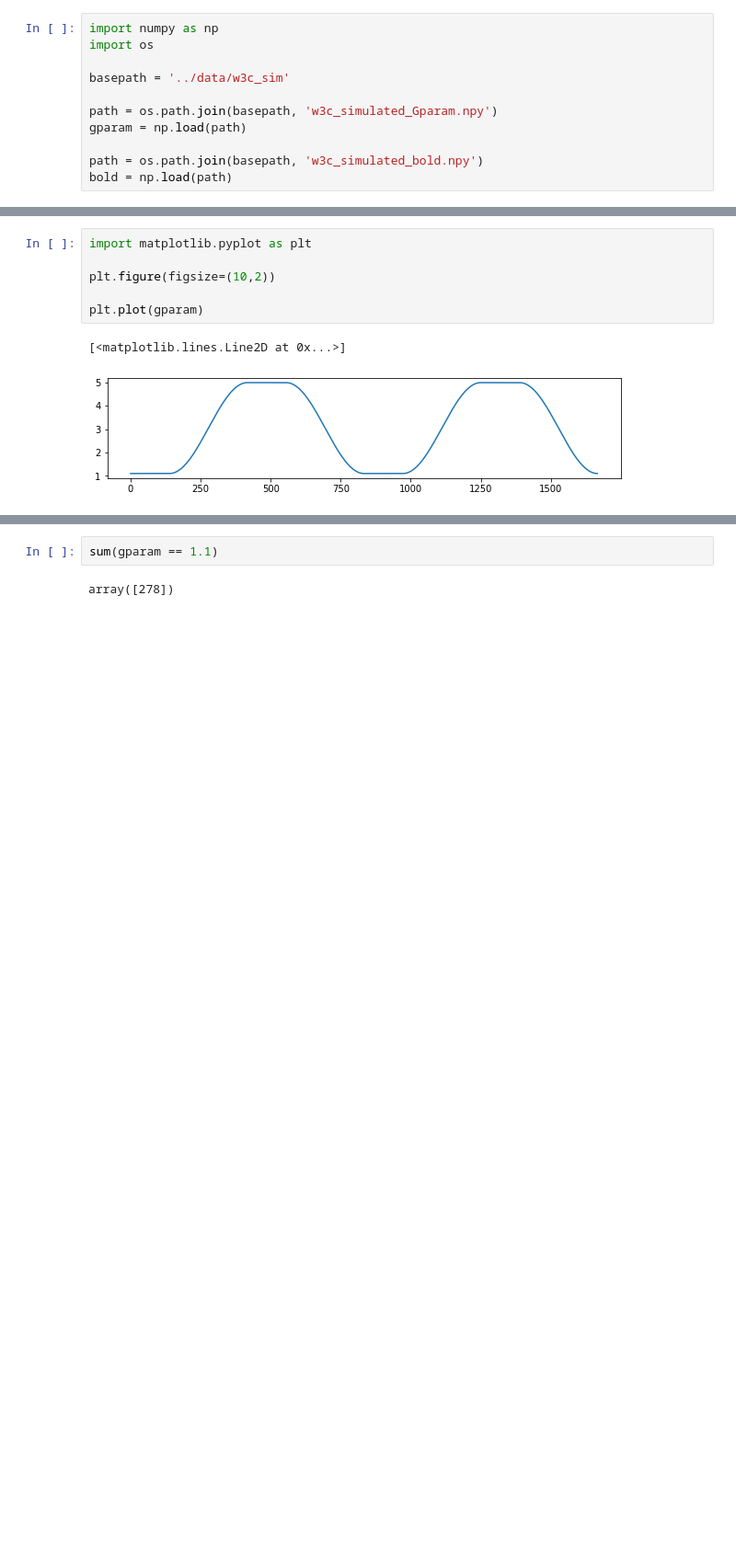
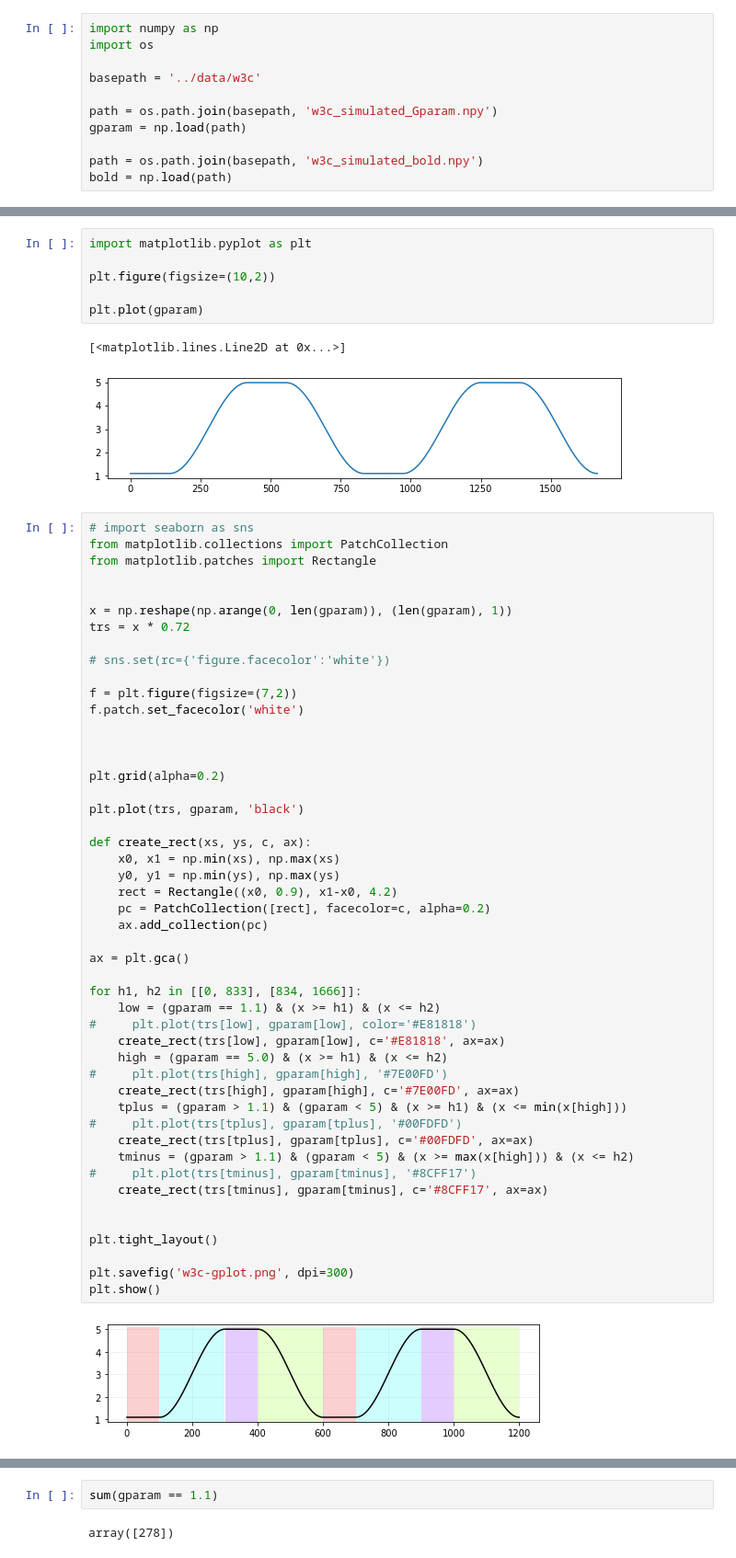
Before and after one commit to braindynamicslab/demapper, a Jupyter notebook: notebooks/explore_sim_data.ipynb, the cells around one changed output, grey strips where cells are left out. Shown at 92% size. Cells and saved outputs as stored; diff of their text form; blank space fills up the shorter version.

```diff
--- a/notebooks/explore_sim_data.ipynb
+++ b/notebooks/explore_sim_data.ipynb
@@ -2,7 +5,7 @@
 import numpy as np
 import os
 
-basepath = '../data/w3c_sim'
+basepath = '../data/w3c'
 
 path = os.path.join(basepath, 'w3c_simulated_Gparam.npy')
 gparam = np.load(path)
@@ -32,3 +35,53 @@ plt.plot(gparam)
 # %% [output]
 [<matplotlib.lines.Line2D at 0x...>]
 [figure]
+# %%
+# import seaborn as sns
+from matplotlib.collections import PatchCollection
+from matplotlib.patches import Rectangle
+
+
+x = np.reshape(np.arange(0, len(gparam)), (len(gparam), 1))
+trs = x * 0.72
+
+# sns.set(rc={'figure.facecolor':'white'})
+
+f = plt.figure(figsize=(7,2))
+f.patch.set_facecolor('white')
+
+
+
+plt.grid(alpha=0.2)
+
+plt.plot(trs, gparam, 'black')
+
+def create_rect(xs, ys, c, ax):
+    x0, x1 = np.min(xs), np.max(xs)
+    y0, y1 = np.min(ys), np.max(ys)
+    rect = Rectangle((x0, 0.9), x1-x0, 4.2)
+    pc = PatchCollection([rect], facecolor=c, alpha=0.2)
+    ax.add_collection(pc)
+
+ax = plt.gca()
+
+for h1, h2 in [[0, 833], [834, 1666]]:
+    low = (gparam == 1.1) & (x >= h1) & (x <= h2)
+#     plt.plot(trs[low], gparam[low], color='#E81818')
+    create_rect(trs[low], gparam[low], c='#E81818', ax=ax)
+    high = (gparam == 5.0) & (x >= h1) & (x <= h2)
+#     plt.plot(trs[high], gparam[high], '#7E00FD')
+    create_rect(trs[high], gparam[high], c='#7E00FD', ax=ax)
+    tplus = (gparam > 1.1) & (gparam < 5) & (x >= h1) & (x <= min(x[high]))
+#     plt.plot(trs[tplus], gparam[tplus], '#00FDFD')
+    create_rect(trs[tplus], gparam[tplus], c='#00FDFD', ax=ax)
+    tminus = (gparam > 1.1) & (gparam < 5) & (x >= max(x[high])) & (x <= h2)
+#     plt.plot(trs[tminus], gparam[tminus], '#8CFF17')
+    create_rect(trs[tminus], gparam[tminus], c='#8CFF17', ax=ax)
+
+
+plt.tight_layout()
+
+plt.savefig('w3c-gplot.png', dpi=300)
+plt.show()
+# %% [output]
+[figure, added]
```
Also changed, not shown: parts of 4 cells of this notebook, 5 other files.
